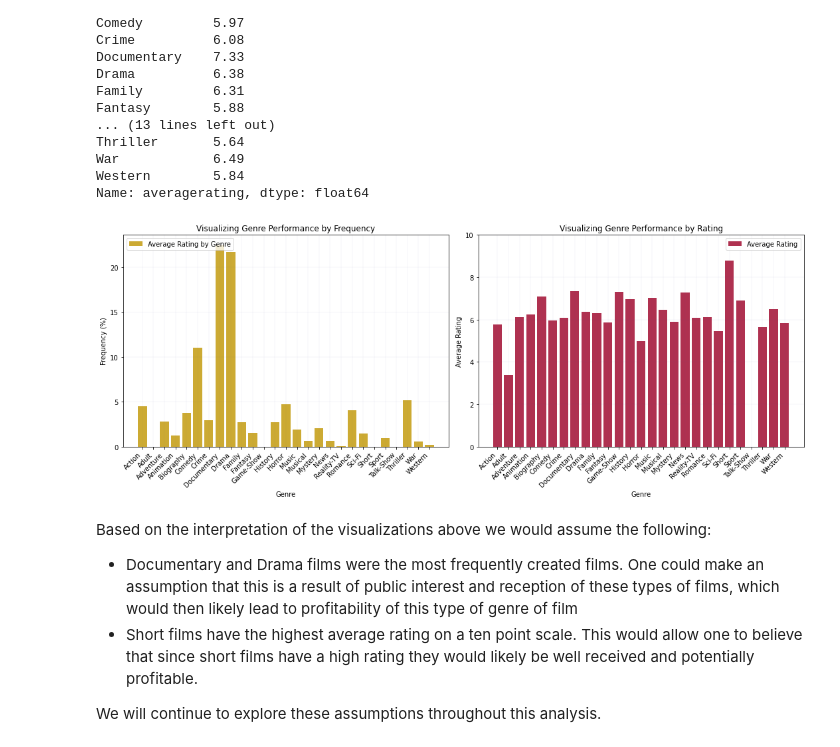
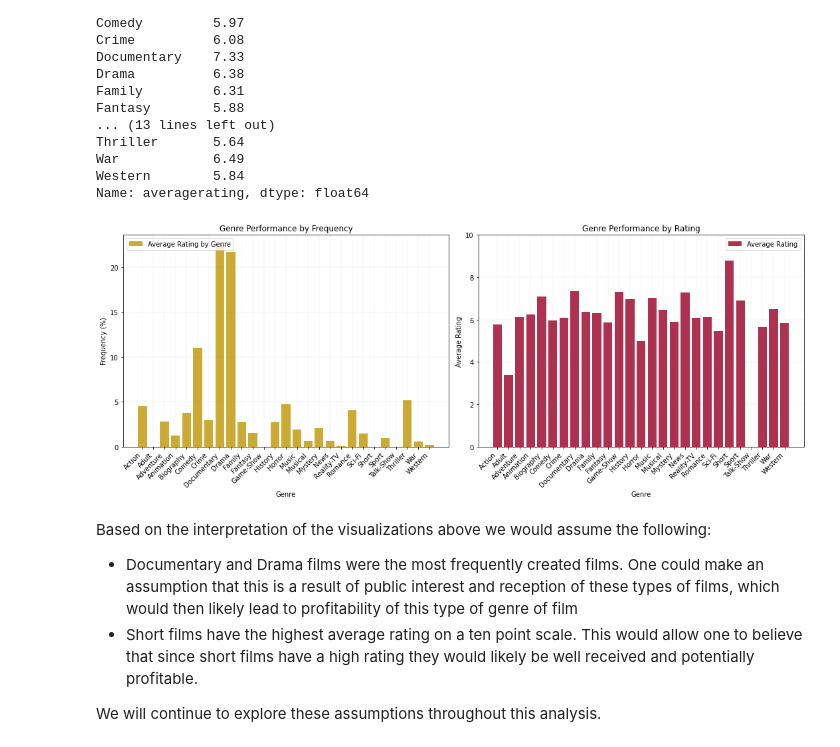
Before and after one commit to LaurenElaine/dsc-phase-1-project-v2-4, a Jupyter notebook: Microsoft Movie Studio Recommendations.ipynb, the cells around one changed output. Saved outputs shown, nothing was run; the diff lists cells and outputs as text; code cells hidden in the pictures.

Commit message:
update readme visualizations

```diff
--- a/Microsoft Movie Studio Recommendations.ipynb
+++ b/Microsoft Movie Studio Recommendations.ipynb
@@ -737,36 +737,36 @@ import matplotlib.pyplot as plt
 fig, (ax1, ax2) = plt.subplots(figsize=(15, 6), ncols = 2)
 
 # set the plot, format, and labels for the first bar graph measuring frequency of genres
 ax1.bar(genre_count_proportion.index, genre_count_proportion.values,
        color = '#CCAA33',
        align='center',
        label = 'Average Rating by Genre')
 ax1.set_ylabel('Frequency (%)')
 ax1.set_xlabel('Genre')
-ax1.set_title('Visualizing Genre Performance by Frequency')
+ax1.set_title('Genre Performance by Frequency')
 plt.setp(ax1.get_xticklabels(), rotation=45, ha='right') # cite: https://pythonguides.com/matplotlib-x-axis-label/
 ax1.grid(color='#666699', alpha = .5, linestyle='-', linewidth=0.1)
 ax1.legend(loc='upper left')
 
 # set the plot, format, and labels for the second bar graph measuring average rating of genres
 ax2.bar(ratings_mean.index, ratings_mean.values,
        color = '#AF3150',
        align='center',
        label = 'Average Rating')
 ax2.set_ylabel('Average Rating')
 ax2.set_xlabel('Genre')
-ax2.set_title('Visualizing Genre Performance by Rating')
+ax2.set_title('Genre Performance by Rating')
 plt.setp(ax2.get_xticklabels(), rotation=45, ha='right') # cite: https://pythonguides.com/matplotlib-x-axis-label/
 major_ticks = np.arange(0, 12, 2)
 ax2.set_yticks(major_ticks)
 ax2.grid(color='#666699', alpha = .5, linestyle='-', linewidth=0.1)
 ax2.legend(loc = 'upper right')
 
 # format the layout and display the graphs
 fig.tight_layout()
 plt.show()
 # %% [output]
-[figure, old version]
+[figure, new version]
 # %% [markdown]
 Based on the interpretation of the visualizations above we would assume the following:
  - Documentary and Drama films were the most frequently created films. One could make an assumption that this is a result of public interest and reception of these types of films, which would then likely lead to profitability of this type of genre of film
```
Also changed, not shown: parts of 32 cells of this notebook, 14 other files.
